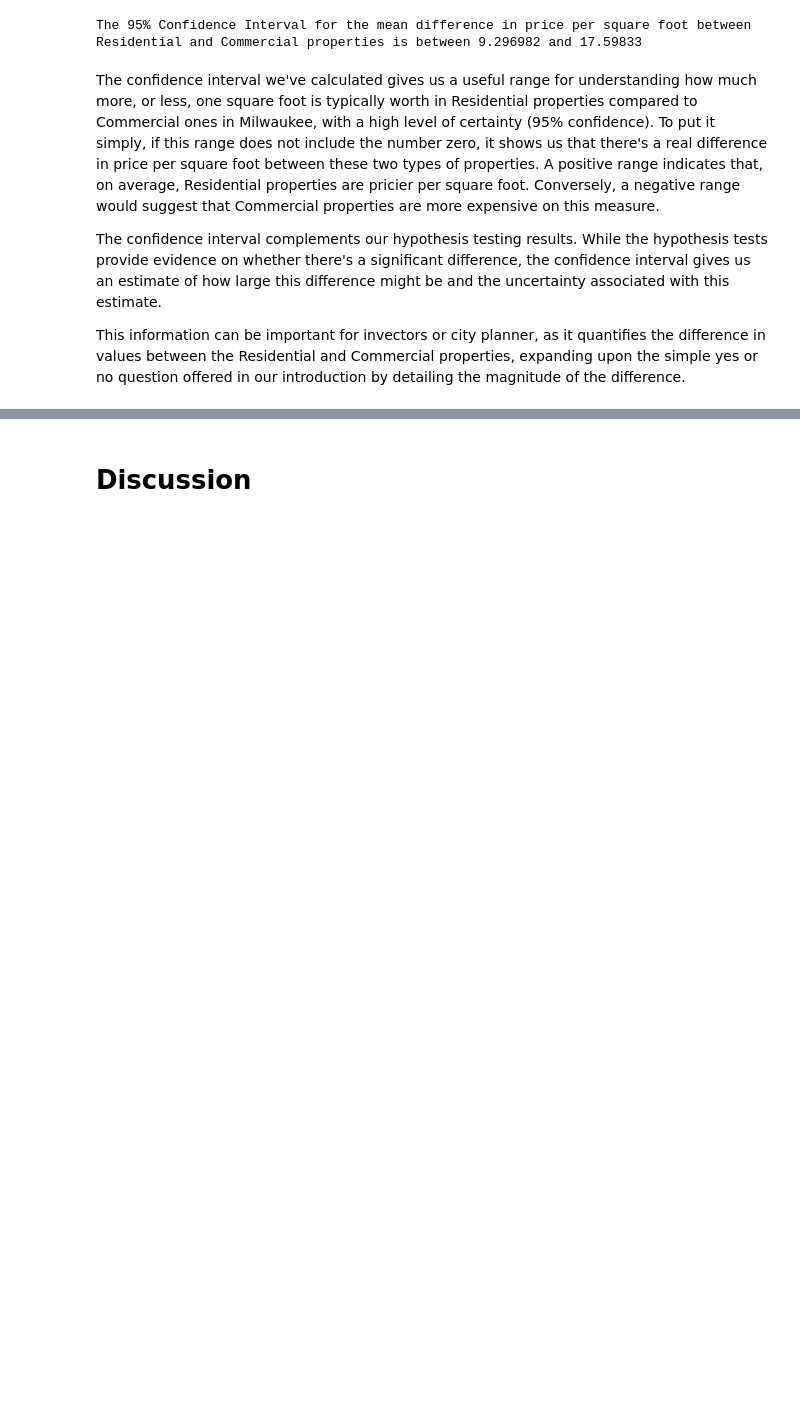
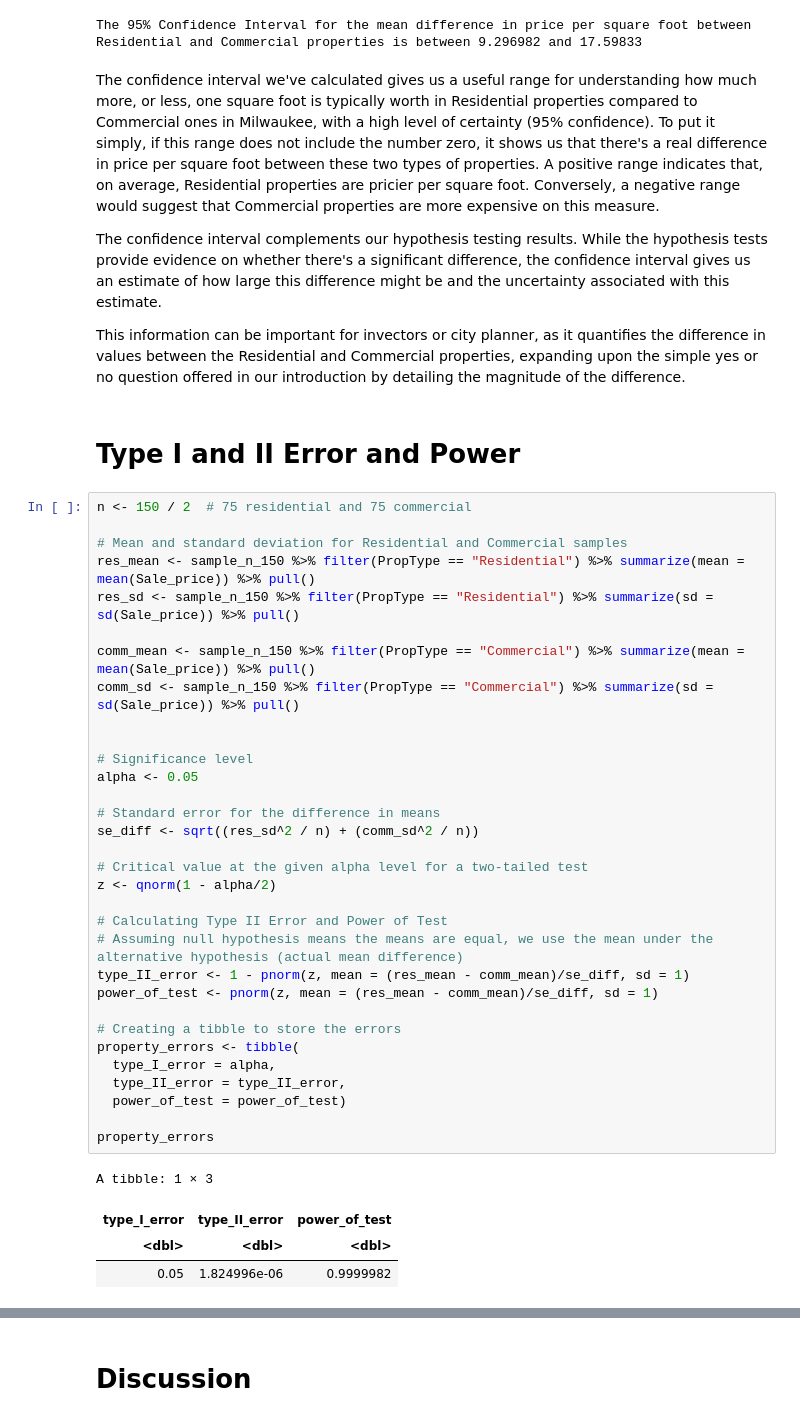
Before and after one commit to mhuang306/STAT-201-proj, a Jupyter notebook: Project Report.ipynb, the cells around one changed output, grey strips where cells are left out. Drawn from its saved outputs; the diff is of its cells as text; blank space fills up the shorter version.

Commit message:
Added Ethan's code for error and power

```diff
--- a/Project Report.ipynb
+++ b/Project Report.ipynb
@@ -365,3 +365,42 @@ The confidence interval we've calculated gives us a useful range for understandi
 The confidence interval complements our hypothesis testing results. While the hypothesis tests provide evidence on whether there's a significant difference, the confidence interval gives us an estimate of how large this difference might be and the uncertainty associated with this estimate.
 
 This information can be important for invectors or city planner, as it quantifies the difference in values between the Residential and Commercial properties, expanding upon the simple yes or no question offered in our introduction by detailing the magnitude of the difference.
+# %% [markdown]
+# Type I and II Error and Power
+# %%
+n <- 150 / 2  # 75 residential and 75 commercial
+
+# Mean and standard deviation for Residential and Commercial samples
+res_mean <- sample_n_150 %>% filter(PropType == "Residential") %>% summarize(mean = mean(Sale_price)) %>% pull()
+res_sd <- sample_n_150 %>% filter(PropType == "Residential") %>% summarize(sd = sd(Sale_price)) %>% pull()
+
+comm_mean <- sample_n_150 %>% filter(PropType == "Commercial") %>% summarize(mean = mean(Sale_price)) %>% pull()
+comm_sd <- sample_n_150 %>% filter(PropType == "Commercial") %>% summarize(sd = sd(Sale_price)) %>% pull()
+
+
+# Significance level
+alpha <- 0.05
+
+# Standard error for the difference in means
+se_diff <- sqrt((res_sd^2 / n) + (comm_sd^2 / n))
+
+# Critical value at the given alpha level for a two-tailed test
+z <- qnorm(1 - alpha/2)
+
+# Calculating Type II Error and Power of Test
+# Assuming null hypothesis means the means are equal, we use the mean under the alternative hypothesis (actual mean difference)
+type_II_error <- 1 - pnorm(z, mean = (res_mean - comm_mean)/se_diff, sd = 1)
+power_of_test <- pnorm(z, mean = (res_mean - comm_mean)/se_diff, sd = 1)
+
+# Creating a tibble to store the errors
+property_errors <- tibble(
+  type_I_error = alpha,
+  type_II_error = type_II_error,
+  power_of_test = power_of_test)
+
+property_errors
+# %% [output]
+A tibble: 1 × 3
+| type_I_error | type_II_error | power_of_test |
+| <dbl> | <dbl> | <dbl> |
+| 0.05 | 1.824996e-06 | 0.9999982 |
```
Also changed, not shown: parts of 2 cells of this notebook.
